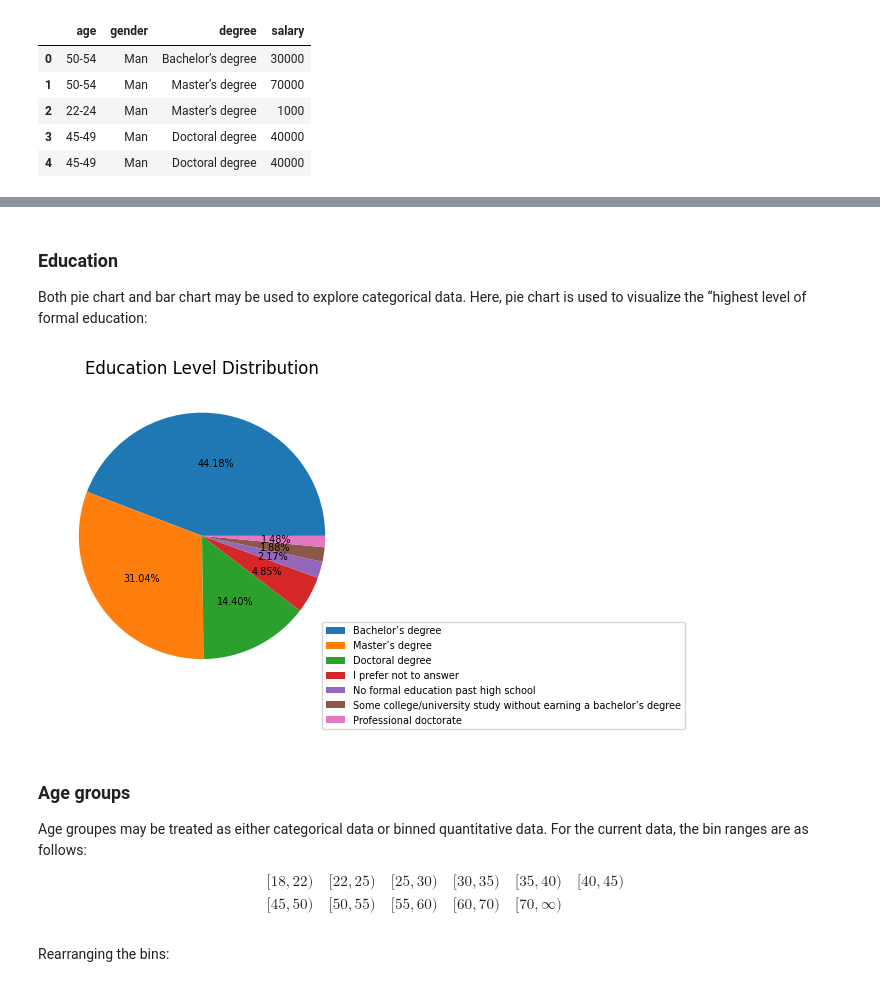
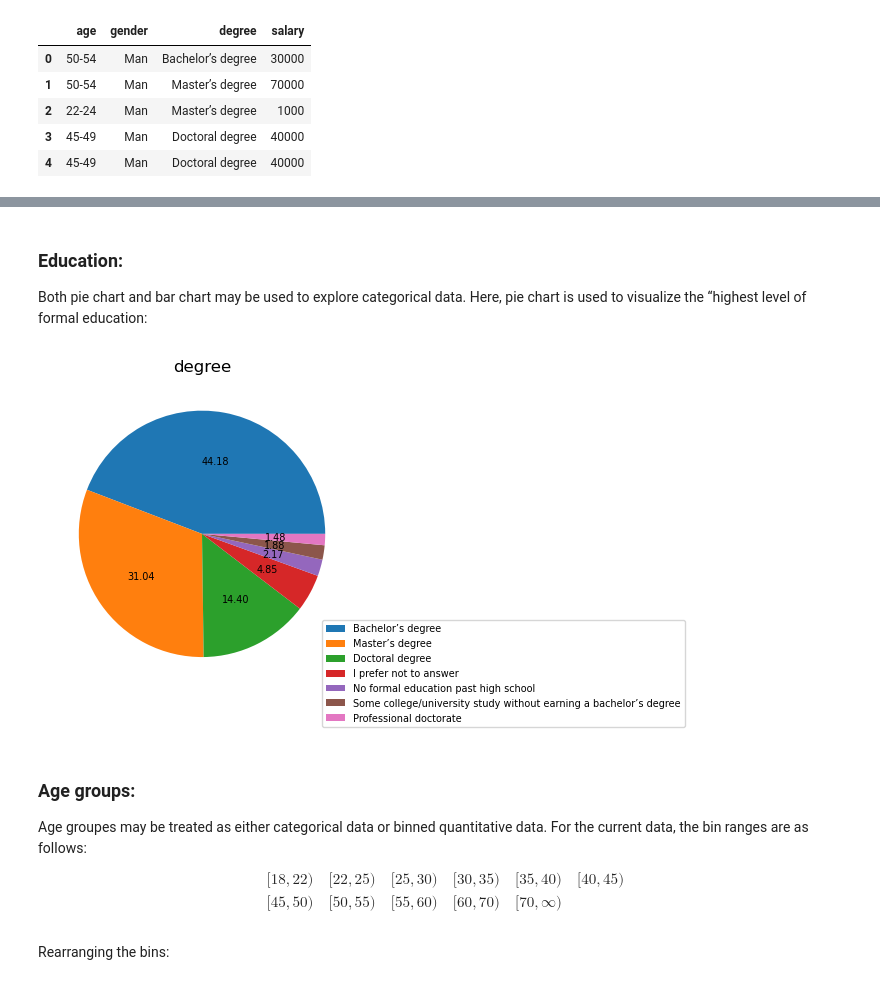
Before and after one commit to ali-sh-96/Machine-learning-Portfolio, a Jupyter notebook: project1/project1.ipynb, the cells around one changed output, grey strips where cells are left out. Cells and saved outputs as stored; diff of their text form; code cells hidden in the pictures.

```diff
--- a/project1/project1.ipynb
+++ b/project1/project1.ipynb
@@ -73,0 +26,4 @@ In this section, we perform exploratory data analysis (EDA) to summarize the mai
+# %%
+url = "clean_kaggle_data.csv"
+df = pd.read_csv(url,low_memory=False)
+df.shape
@@ -145,39 +97,19 @@ salary.describe()
 # %% [markdown]
-### Education
+### Education:
 Both pie chart and bar chart may be used to explore categorical data. Here, pie chart is used to visualize the “highest level of formal education:
 # %%
-#@title Visualizing education level distribution
-#@markdown Plot the proportion of respondents by highest education level.
-
 degree = cat['degree'].unique()
 n = len(degree)
-
-# Hide labels on the pie chart and display them in the legend
 labels = ['' for _ in range(n)]
-
-cat['degree'].value_counts().plot(
-    kind='pie',
-    ylabel='',
-    title='Education Level Distribution',
-    autopct='%.2f%%',
-    labels=labels,
-    fontsize=7,
-    figsize=(10, 4)
-)
-
-plt.legend(
-    degree,
-    fontsize=7,
-    bbox_to_anchor=(1, 0),
-    loc="lower right",
-    bbox_transform=plt.gcf().transFigure
-)
-
+cat['degree'].value_counts().plot(kind='pie', ylabel='', title='degree',
+                                  autopct='%.2f', labels=labels, fontsize=7, figsize = (10,4))
+plt.legend(degree, fontsize=7, bbox_to_anchor=(1,0),
+           loc="lower right", bbox_transform=plt.gcf().transFigure)
 plt.show()
 # %% [output]
-[figure, old version]
+[figure, new version]
 # %% [markdown]
-### Age groups
+### Age groups:
 Age groupes may be treated as either categorical data or binned quantitative data. For the current data, the bin ranges are as follows:<br>
 \begin{align}
 [18, 22) && [22, 25) &&[25, 30) &&[30, 35) && [35, 40) &&[40, 45)\\
```
Also changed, not shown: parts of 68 cells of this notebook.
